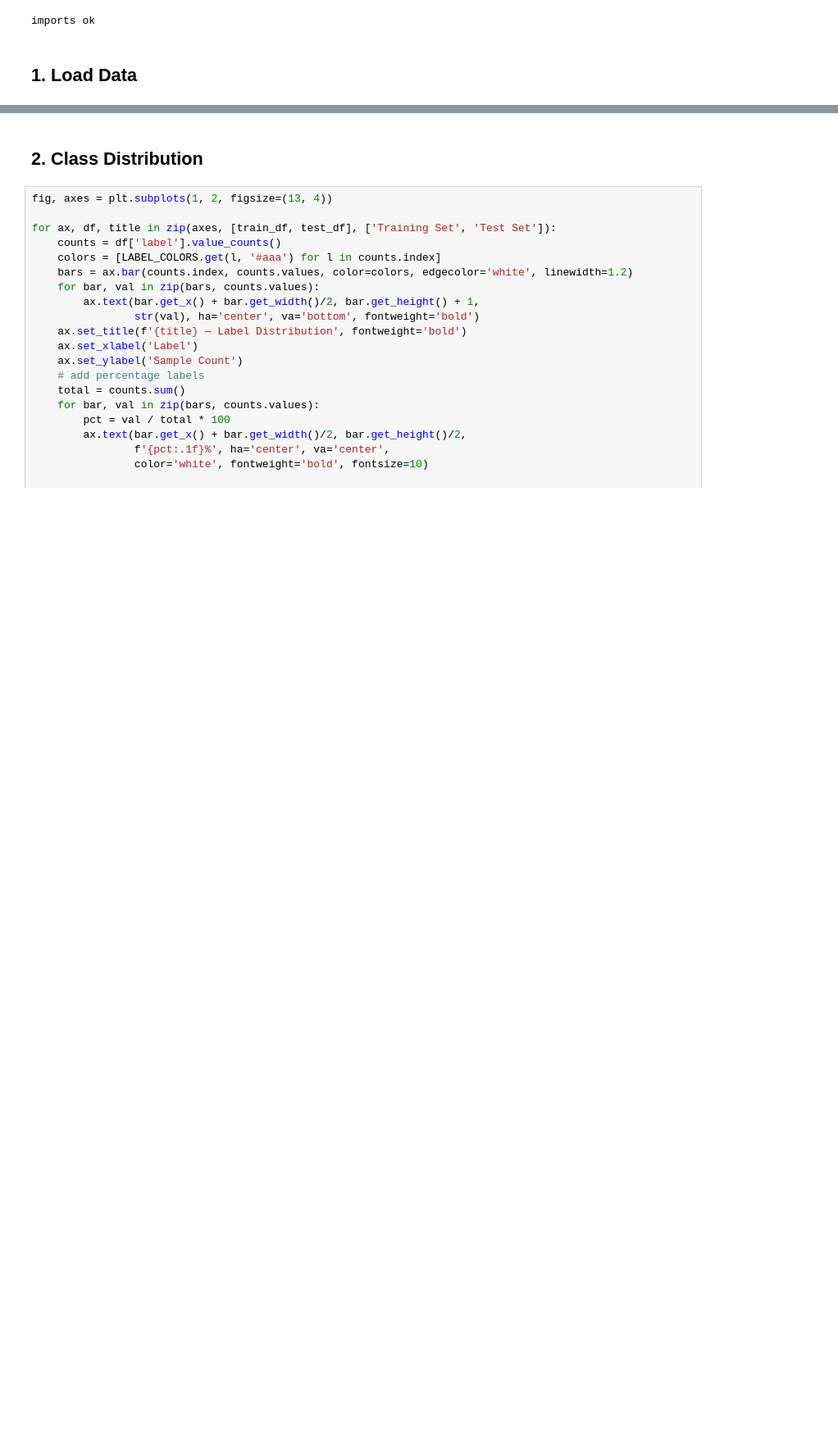
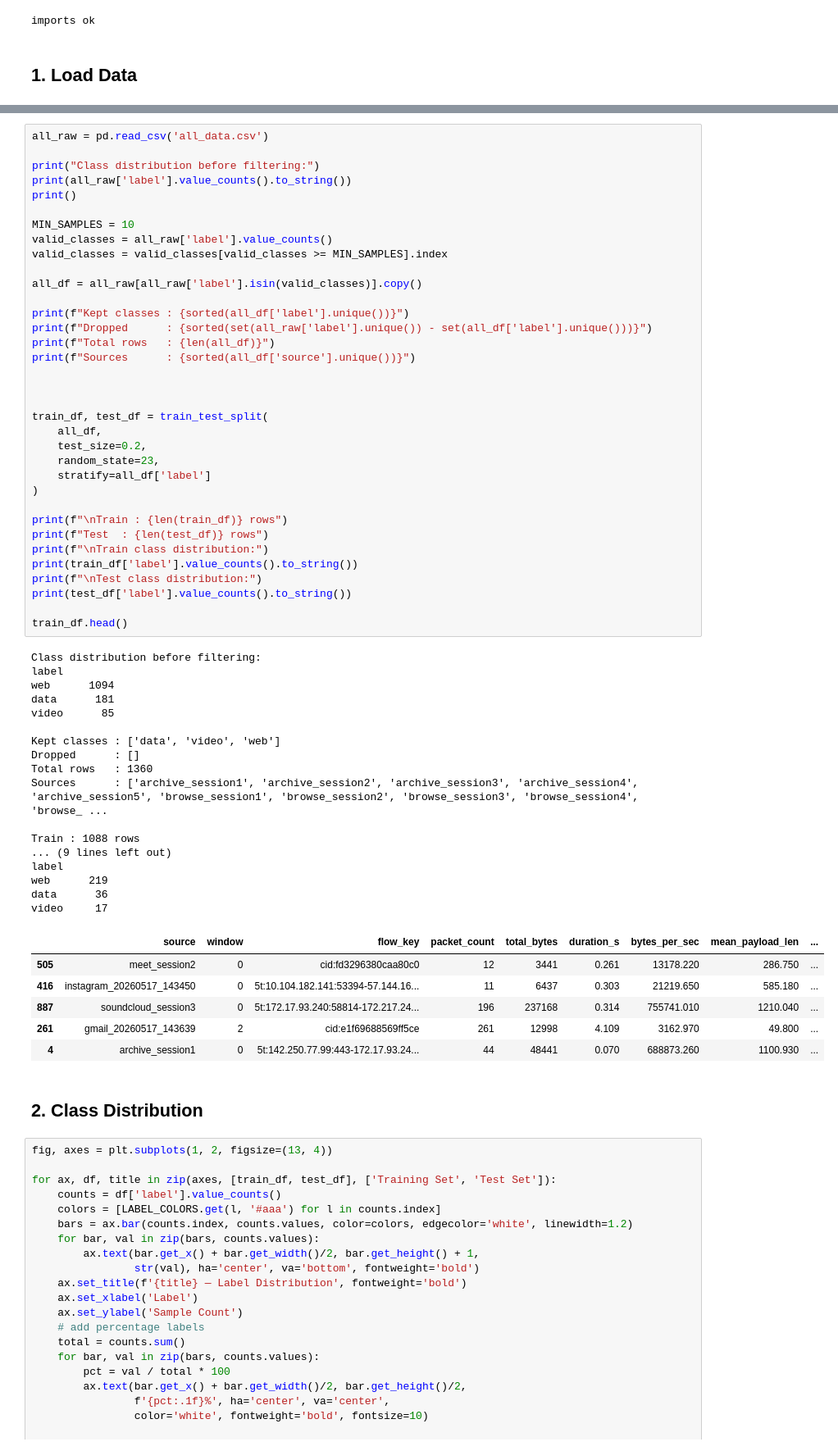
Before and after one commit to SuvidhJ/QUIC_Identification_and_Policing_HPE_CPP, a Jupyter notebook: quic_proj/quic_classifier.ipynb, the cells around one changed output, grey strips where cells are left out. Shown at 82% size. Saved outputs shown, nothing was run; the diff lists cells and outputs as text; blank space fills up the shorter version.

```diff
--- a/quic_proj/quic_classifier.ipynb
+++ b/quic_proj/quic_classifier.ipynb
@@ -68,3 +41,62 @@ Classes: ['data', 'video', 'web']
+# %%
+all_raw = pd.read_csv('all_data.csv')
+
+print("Class distribution before filtering:")
+print(all_raw['label'].value_counts().to_string())
+print()
+
+MIN_SAMPLES = 10
+valid_classes = all_raw['label'].value_counts()
+valid_classes = valid_classes[valid_classes >= MIN_SAMPLES].index
+
+all_df = all_raw[all_raw['label'].isin(valid_classes)].copy()
+
+print(f"Kept classes : {sorted(all_df['label'].unique())}")
+print(f"Dropped      : {sorted(set(all_raw['label'].unique()) - set(all_df['label'].unique()))}")
+print(f"Total rows   : {len(all_df)}")
+print(f"Sources      : {sorted(all_df['source'].unique())}")
+
+
+
+train_df, test_df = train_test_split(
+    all_df,
+    test_size=0.2,
+    random_state=23,
+    stratify=all_df['label']
+)
+
+print(f"\nTrain : {len(train_df)} rows")
+print(f"Test  : {len(test_df)} rows")
+print(f"\nTrain class distribution:")
+print(train_df['label'].value_counts().to_string())
+print(f"\nTest class distribution:")
+print(test_df['label'].value_counts().to_string())
+
+train_df.head()
+# %% [output]
+Class distribution before filtering:
+label
+web      1094
+data      181
+video      85
+
+Kept classes : ['data', 'video', 'web']
+Dropped      : []
+Total rows   : 1360
+Sources      : ['archive_session1', 'archive_session2', 'archive_session3', 'archive_session4', 'archive_session5', 'browse_session1', 'browse_session2', 'browse_session3', 'browse_session4', 'browse_ ...
+
+Train : 1088 rows
+... (9 lines left out)
+label
+web      219
+data      36
+video     17
+|  | source | window | flow_key | packet_count | total_bytes | duration_s | bytes_per_sec | mean_payload_len | ... |
+| 505 | meet_session2 | 0 | cid:fd3296380caa80c0 | 12 | 3441 | 0.261 | 13178.220 | 286.750 | ... |
+| 416 | instagram_20260517_143450 | 0 | 5t:10.104.182.141:53394-57.144.16... | 11 | 6437 | 0.303 | 21219.650 | 585.180 | ... |
+| 887 | soundcloud_session3 | 0 | 5t:172.17.93.240:58814-172.217.24... | 196 | 237168 | 0.314 | 755741.010 | 1210.040 | ... |
+| 261 | gmail_20260517_143639 | 2 | cid:e1f69688569ff5ce | 261 | 12998 | 4.109 | 3162.970 | 49.800 | ... |
+| 4 | archive_session1 | 0 | 5t:142.250.77.99:443-172.17.93.24... | 44 | 48441 | 0.070 | 688873.260 | 1100.930 | ... |
 # %% [markdown]
 ## 2. Class Distribution
 # %%
```
Also changed, not shown: parts of 18 cells of this notebook, 14 other files.
